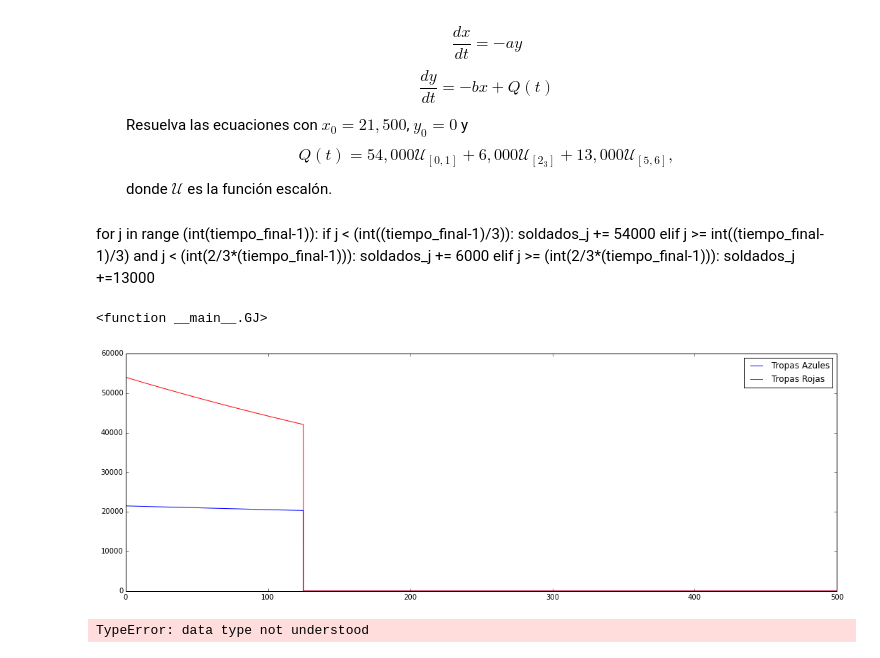
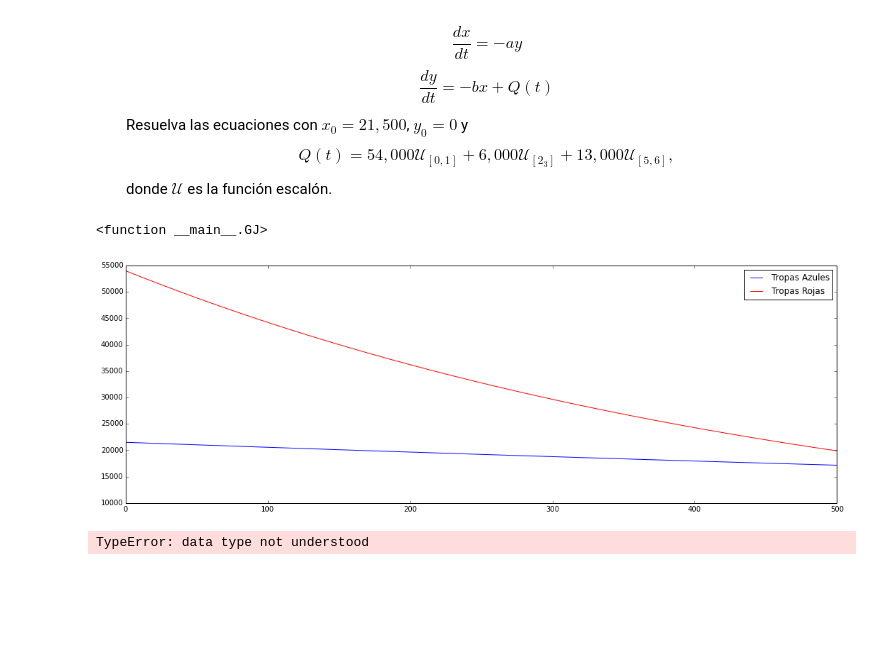
Before and after one commit to ElicHerrera/proyecto-mate-com, a Jupyter notebook: Adelanto_1.ipynb, the cells around one changed output. Drawn from its saved outputs; the diff is of its cells as text; code cells hidden in the pictures; blank space fills up the shorter version.

```diff
--- a/Adelanto_1.ipynb
+++ b/Adelanto_1.ipynb
@@ -373,47 +410,29 @@ class Japon (Guerra):
 
 
         return np.array([g0,g1])
-# %% [markdown]
-for j in range (int(tiempo_final-1)):
-    if j < (int((tiempo_final-1)/3)):
-        soldados_j += 54000
-    elif j >= int((tiempo_final-1)/3) and j < (int(2/3*(tiempo_final-1))):
-        soldados_j += 6000
-    elif j >= (int(2/3*(tiempo_final-1))):
-        soldados_j +=13000
 # %%
 N = 10000
 
 tiempo_inicial = 0.0
 
 tiempo_final = 500.0
-
-"""for j in range (int(tiempo_final-1)):
-
-    if j in range (int((tiempo_final-1)/4)):
-        soldados_j = 54000
-    elif j in range (int((tiempo_final-1)/2),(int(2/3*(tiempo_final-1) ))):
-        soldados_j_1 = 6000
-    elif j in range (int(5/6*(tiempo_final-1)), int((tiempo_final-1))):
-        soldados_j_2 = 13000
-refuerzos = soldados_j + soldados_j_1 + soldados_j_2"""
 
 soldados = 21500
 
 def GJ(efectividad_Japon, efectividad_EU):
 
     guerra3 = Japon(efectividad_Japon, efectividad_EU)
 
     guerra3.initial_conditions(x_i=soldados, y_i = 0)
 
     guerra3.escalon(N, tiempo_inicial, tiempo_final, RK2)
 
     guerra3.plotjunto()
 
 interact(GJ, efectividad_EU = (0.00001,0.004,.000009), efectividad_Japon = (0.00001,0.0009,.000009))
 # %% [output]
 <function __main__.GJ>
-[figure, old version]
+[figure, new version]
 # %%
 def Combate(Soldado):
     def __init__(self, state, cantidad_espartanos_i, cantidad_persas_i, cantidad_inmortales_i):
```
Also changed, not shown: parts of 1 cell of this notebook.
